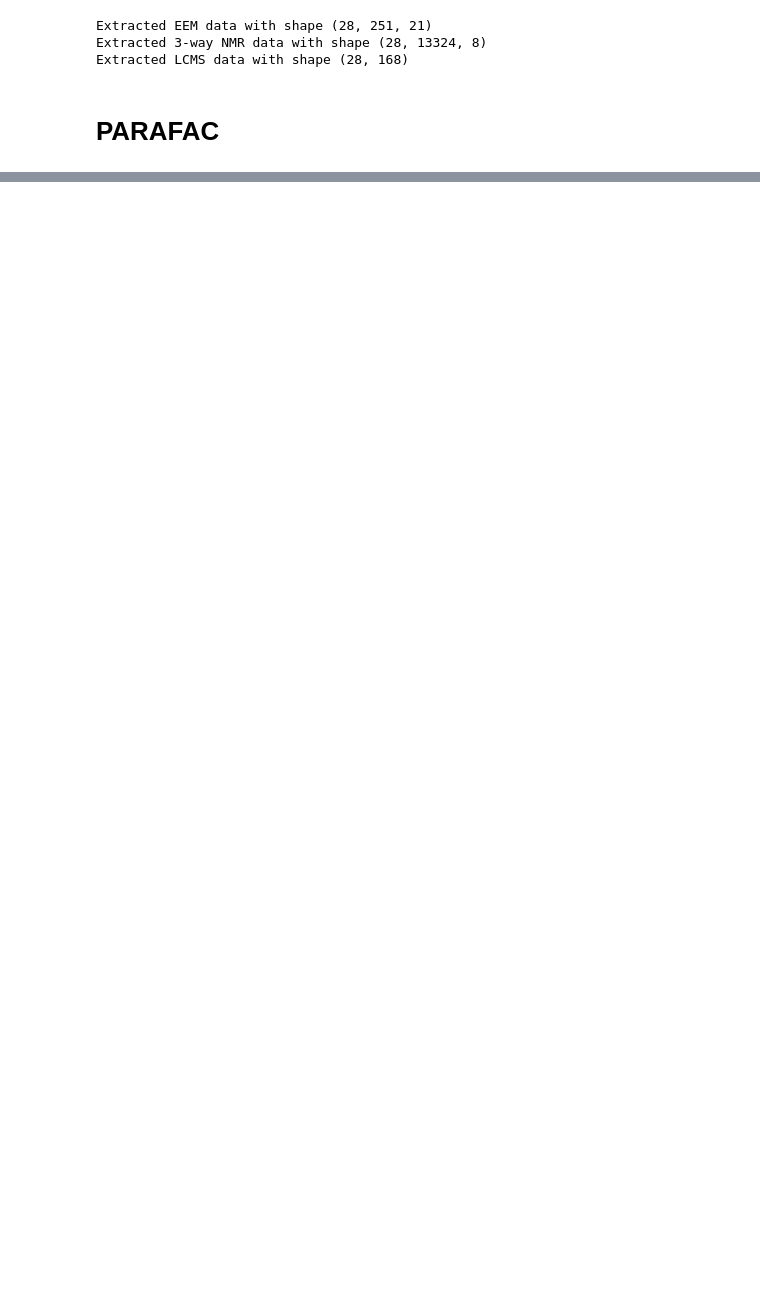
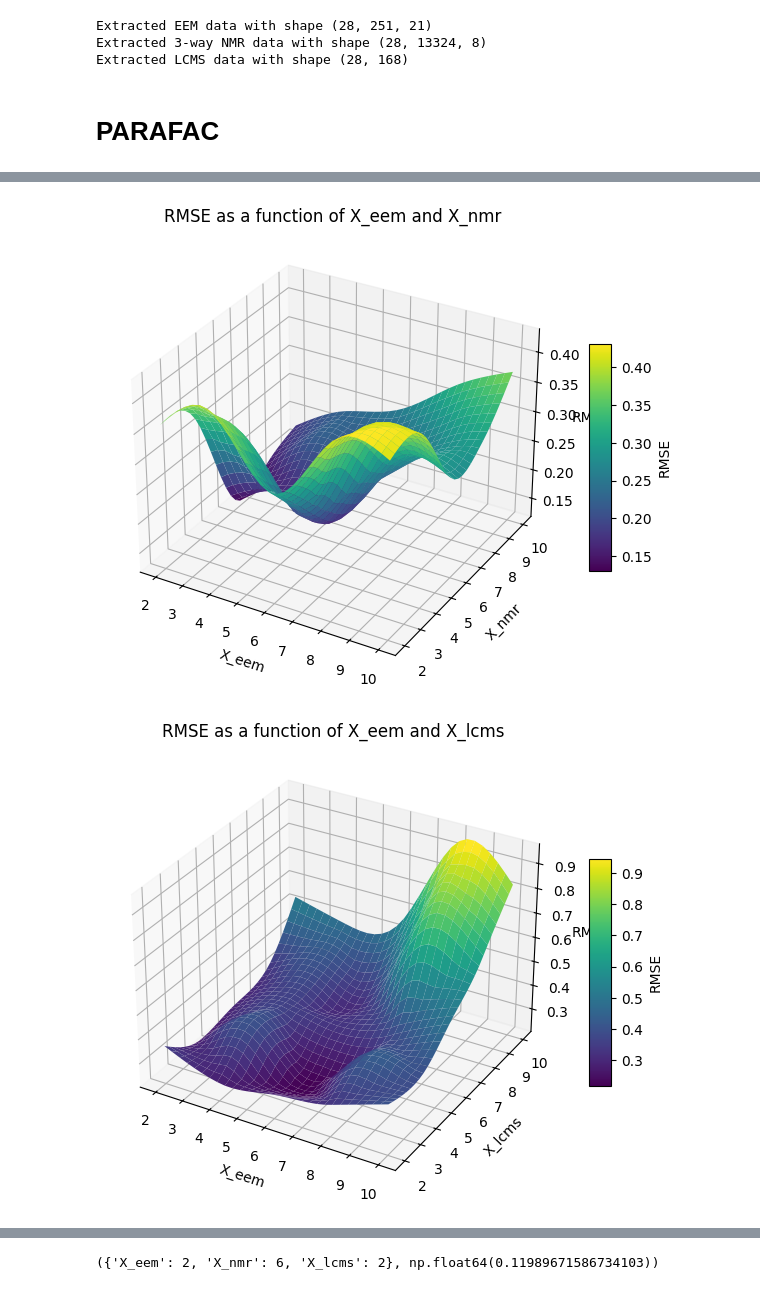
Before and after one commit to DIlyess/JODA_Multivariate_Analysis, a Jupyter notebook: notebooks/prediction.ipynb, the cells around one changed output, grey strips where cells are left out. Cells and saved outputs as stored; diff of their text form; code cells hidden in the pictures; blank space fills up the shorter version.

```diff
--- a/notebooks/prediction.ipynb
+++ b/notebooks/prediction.ipynb
@@ -125,0 +106,18 @@ R² moyen en validation croisée : 0.8554
+# %%
+# Let's try to see the impact of the different ranks on the model
+rank_grid = {
+    "X_eem": [2, 4, 6, 8, 10],
+    "X_nmr": [2, 4, 6, 8, 10],
+    "X_lcms": [2, 4, 6, 8, 10],
+}
+
+best_combo, best_rmse, results = bloc_reg.rank_grid_search_rmse_with_plots(
+    y=Y, rank_grid=rank_grid
+)
+# %%
+rms = np.array([rmse for r, rmse in results])
+eem = np.array([r["X_eem"] for r, rmse in results])
+nmr = np.array([r["X_nmr"] for r, rmse in results])
+lcms = np.array([r["X_lcms"] for r, rmse in results])
+
+df_rank_res = pd.DataFrame({"X_eem": eem, "X_nmr": nmr, "X_lcms": lcms, "RMSE": rms})
@@ -125,0 +126,29 @@ R² moyen en validation croisée : 0.8554
+# %%
+plot_3d_surface(
+    df_rank_res["X_eem"],
+    df_rank_res["X_nmr"],
+    df_rank_res["RMSE"],
+    xlabel="X_eem",
+    ylabel="X_nmr",
+    title="RMSE as a function of X_eem and X_nmr",
+)
+
+plot_3d_surface(
+    df_rank_res["X_eem"],
+    df_rank_res["X_lcms"],
+    df_rank_res["RMSE"],
+    xlabel="X_eem",
+    ylabel="X_lcms",
+    title="RMSE as a function of X_eem and X_lcms",
+)
+plot_3d_surface(
+    df_rank_res["X_nmr"],
+    df_rank_res["X_lcms"],
+    df_rank_res["RMSE"],
+    xlabel="X_nmr",
+    ylabel="X_lcms",
+    title="RMSE as a function of X_nmr and X_lcms",
+)
+# %% [output]
+[figure, added]
+[figure, added]
@@ -125,0 +156,4 @@ R² moyen en validation croisée : 0.8554
+# %%
+best_combo, best_rmse
+# %% [output]
+({'X_eem': 2, 'X_nmr': 6, 'X_lcms': 2}, np.float64(0.11989671586734103))
```
Also changed, not shown: parts of 19 cells of this notebook, 1 other file.
